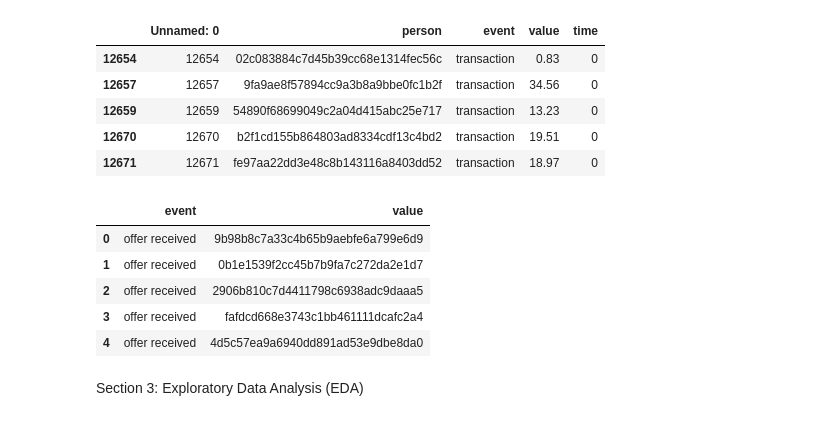
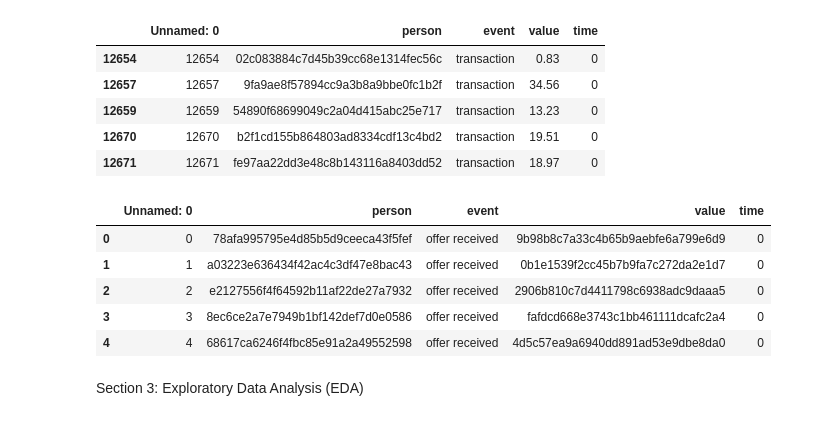
Before and after one commit to jar0987/2025FA_DSE200_MiniProject_StarbucksAnalysis, a Jupyter notebook: MiniProject_Starbucks_PhongLe_JakeRamirez.ipynb, the cells around one changed output. Saved outputs shown, nothing was run; the diff lists cells and outputs as text; code cells hidden in the pictures.

```diff
--- a/MiniProject_Starbucks_PhongLe_JakeRamirez.ipynb
+++ b/MiniProject_Starbucks_PhongLe_JakeRamirez.ipynb
@@ -228,28 +230,59 @@ transcript_df_clean[transcript_df_clean['event'] == 'transaction'].head()
 # %%
 # --- Simplify Offer ID Extraction ---
 # Parse data to extract offer events using punctuation/RegEx style patterns.
 # E.g.: Reformat the key:value {'offer id': '9b98b8c7a33c4b65b9aebfe6a799e6d9'} into just the string value '9b98b8c7a33c4b65b9aebfe6a799e6d9'
 import ast
 
-transcript_df_clean = transcript_df.copy()
+transcript_df_event_value = transcript_df.copy()
 offer_events = ['offer received', 'offer viewed', 'offer completed', 'offer recieved']
 
-mask = transcript_df_clean['event'].isin(offer_events)
+mask = transcript_df_event_value['event'].isin(offer_events)
 
-transcript_df_clean.loc[mask, 'value'] = (
-    transcript_df_clean.loc[mask, 'value']
+transcript_df_event_value.loc[mask, 'value'] = (
+    transcript_df_event_value.loc[mask, 'value']
     .apply(lambda x: ast.literal_eval(x).get('offer id') if isinstance(x, str) else x)
 )
 
-# Preview
-transcript_df_clean.loc[mask, ['event', 'value']].head()
+transcript_df_event_value.loc[mask, ['event', 'value']].head()
+
+
+# Version using more headers and columns for data analysis
+transcript_df_clean = transcript_df.copy()
+offer_events = ['offer received', 'offer viewed', 'offer completed', 'offer recieved']
+mask = transcript_df_clean['event'].isin(offer_events)
+
+# Parse common patterns or use automated colon splitting to parse data
+def parse_offer_value(s):
+    # Normalize string
+    s = str(s).strip().strip("{} ").replace('"', "'")
+
+    def extract_after_key(s, key):
+        if key in s:
+            right = s.split(key, 1)[1]
+            return right.split(",", 1)[0].strip().strip("'\" ")
+        return None
+
+    # Fallback: split on first colon if present
+    if ":" in s:
+        right = s.split(":", 1)[1]
+        return right.split(",", 1)[0].strip().strip("'\" ")
+
+    return s   # return original if nothing matches
+
+# Apply parsing only to offer event rows
+transcript_df_clean.loc[mask, 'value'] = (
+    transcript_df_clean.loc[mask, 'value'].apply(parse_offer_value)
+)
+
+# transcript_df_clean.loc[mask, ['event', 'value']].head()
+transcript_df_clean.head()
 # %% [output]
-|  | event | value |
-| 0 | offer received | 9b98b8c7a33c4b65b9aebfe6a799e6d9 |
-| 1 | offer received | 0b1e1539f2cc45b7b9fa7c272da2e1d7 |
-| 2 | offer received | 2906b810c7d4411798c6938adc9daaa5 |
-| 3 | offer received | fafdcd668e3743c1bb461111dcafc2a4 |
-| 4 | offer received | 4d5c57ea9a6940dd891ad53e9dbe8da0 |
+|  | Unnamed: 0 | person | event | value | time |
+| 0 | 0 | 78afa995795e4d85b5d9ceeca43f5fef | offer received | 9b98b8c7a33c4b65b9aebfe6a799e6d9 | 0 |
+| 1 | 1 | a03223e636434f42ac4c3df47e8bac43 | offer received | 0b1e1539f2cc45b7b9fa7c272da2e1d7 | 0 |
+| 2 | 2 | e2127556f4f64592b11af22de27a7932 | offer received | 2906b810c7d4411798c6938adc9daaa5 | 0 |
+| 3 | 3 | 8ec6ce2a7e7949b1bf142def7d0e0586 | offer received | fafdcd668e3743c1bb461111dcafc2a4 | 0 |
+| 4 | 4 | 68617ca6246f4fbc85e91a2a49552598 | offer received | 4d5c57ea9a6940dd891ad53e9dbe8da0 | 0 |
 # %% [markdown]
 Section 3: Exploratory Data Analysis (EDA)
 # %%
```
Also changed, not shown: parts of 21 cells of this notebook.
